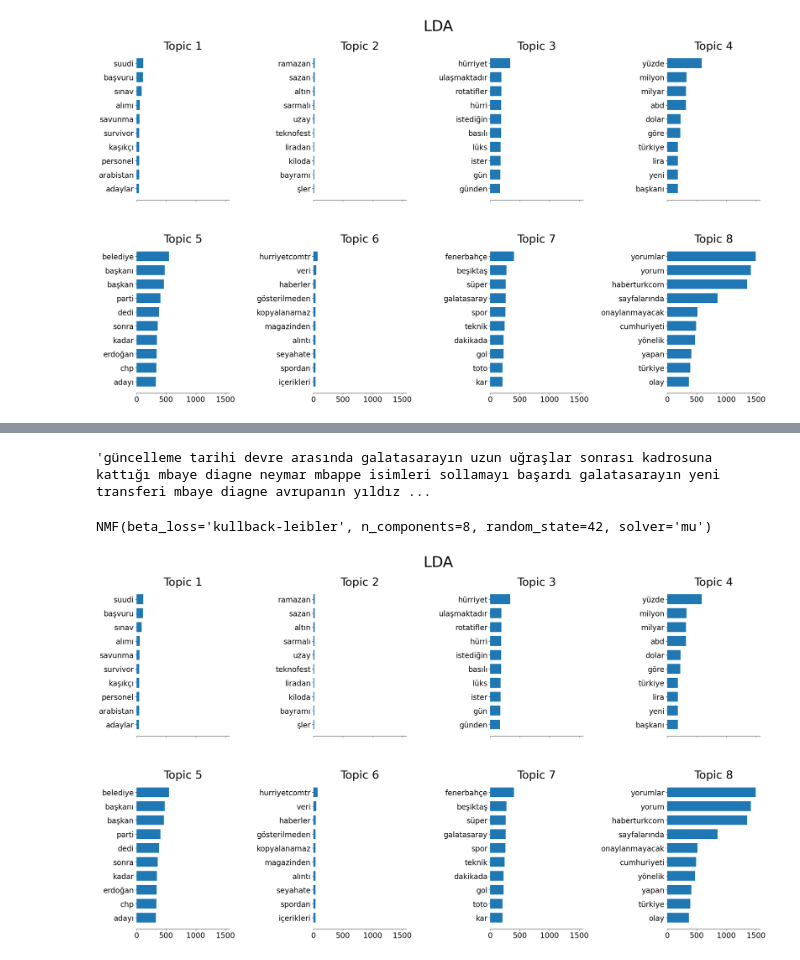
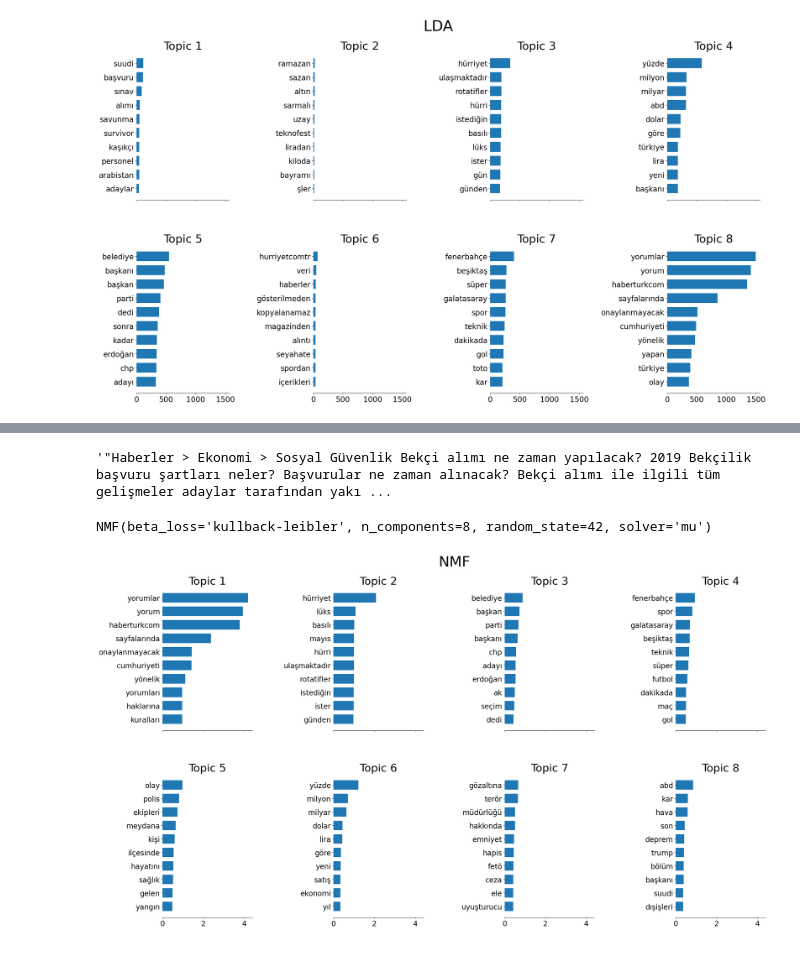
Before and after one commit to ihpar/ddi, a Jupyter notebook: LAB8 - Topic Modeling/lab8.ipynb, the cells around one changed output, grey strips where cells are left out. Cells and saved outputs as stored; diff of their text form; code cells hidden in the pictures.

Commit message:
fixes a bug in topic plots

```diff
--- a/LAB8 - Topic Modeling/lab8.ipynb
+++ b/LAB8 - Topic Modeling/lab8.ipynb
@@ -100,7 +100,7 @@ LatentDirichletAllocation(n_components=8, random_state=42)
 # %%
 # https://scikit-learn.org/stable/auto_examples/applications/plot_topics_extraction_with_nmf_lda.html
 
-def plot_top_words(model, feature_names, n_top_words=10):
+def plot_top_words(model, feature_names, n_top_words=10, title="Title"):
     fig, axes = plt.subplots(2, 4, figsize=(30, 15), sharex=True)
     axes = axes.flatten()
     for topic_idx, topic in enumerate(model.components_):
@@ -115,7 +115,7 @@ def plot_top_words(model, feature_names, n_top_words=10):
         ax.tick_params(axis="both", which="major", labelsize=20)
         for i in "top right left".split():
             ax.spines[i].set_visible(False)
-        fig.suptitle("LDA", fontsize=40)
+        fig.suptitle(title, fontsize=40)
 
     plt.subplots_adjust(top=0.90, bottom=0.05, wspace=0.90, hspace=0.3)
     plt.show()
@@ -147,7 +147,7 @@ plt.show()
 # %%
-df.iloc[i]["clean"]
+df.iloc[i]["text"]
 # %% [output]
-'güncelleme tarihi devre arasında galatasarayın uzun uğraşlar sonrası kadrosuna kattığı mbaye diagne neymar mbappe isimleri sollamayı başardı galatasarayın yeni transferi mbaye diagne avrupanın yıldız ...
+'"Haberler > Ekonomi > Sosyal Güvenlik Bekçi alımı ne zaman yapılacak? 2019 Bekçilik başvuru şartları neler? Başvurular ne zaman alınacak? Bekçi alımı ile ilgili tüm gelişmeler adaylar tarafından yakı ...
 # %%
 # https://en.wikipedia.org/wiki/Kullback–Leibler_divergence iki olasılık dağılımı arasındaki farkı bulur
 # mu: multiplicatie update: KLD için gerekli çözümleyici
@@ -158,9 +158,9 @@ nmf.fit(X)
 # %% [output]
 NMF(beta_loss='kullback-leibler', n_components=8, random_state=42, solver='mu')
 # %%
-plot_top_words(lda, feature_names)
+plot_top_words(nmf, feature_names, title="NMF")
 # %% [output]
-[figure, old version]
+[figure, new version]
 # %%
 Z2 = nmf.transform(X)
 # %%
```
Also changed, not shown: parts of 5 cells of this notebook.
